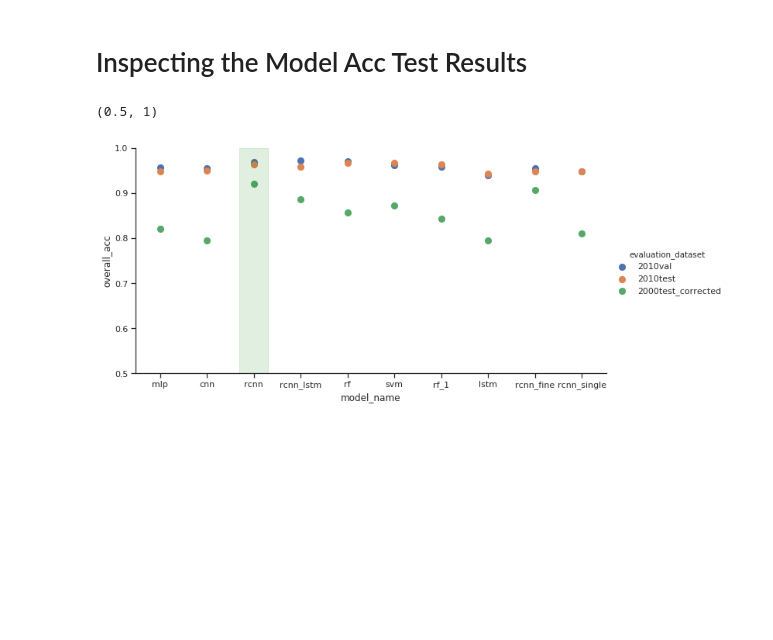
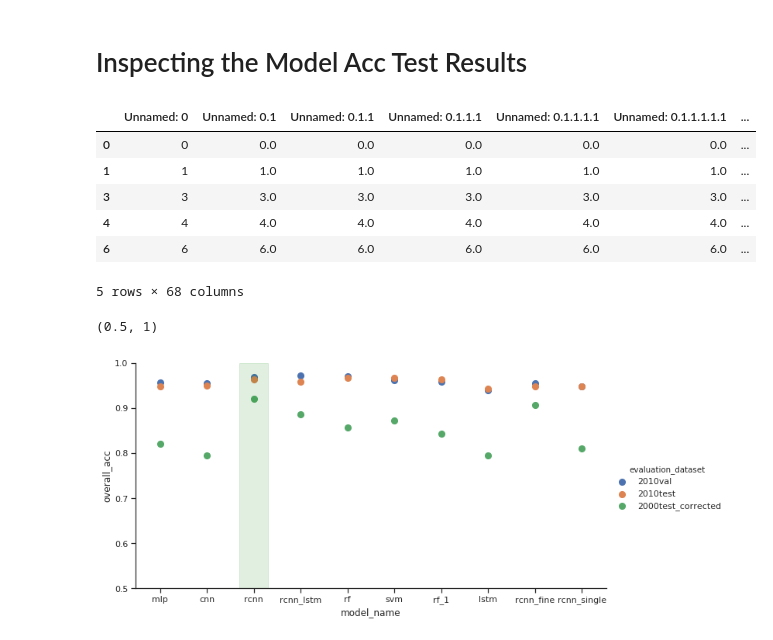
Before and after one commit to patrickcgray/landcover_rcnn, a Jupyter notebook: rcnn/Inspecting Model Accuracy Results.ipynb, the cells around one changed output. Cells and saved outputs as stored; diff of their text form; code cells hidden in the pictures; blank space fills up the shorter version.

```diff
--- a/rcnn/Inspecting Model Accuracy Results.ipynb
+++ b/rcnn/Inspecting Model Accuracy Results.ipynb
@@ -9,6 +11,15 @@ import seaborn
 # %%
 experiments = pd.read_csv('model_search/' + 'all_model_runs.csv')
 experiments = experiments[~(experiments.evaluation_dataset == '2000test')]
+experiments.head()
+# %% [output]
+|  | Unnamed: 0 | Unnamed: 0.1 | Unnamed: 0.1.1 | Unnamed: 0.1.1.1 | Unnamed: 0.1.1.1.1 | Unnamed: 0.1.1.1.1.1 | ... |
+| 0 | 0 | 0.0 | 0.0 | 0.0 | 0.0 | 0.0 | ... |
+| 1 | 1 | 1.0 | 1.0 | 1.0 | 1.0 | 1.0 | ... |
+| 3 | 3 | 3.0 | 3.0 | 3.0 | 3.0 | 3.0 | ... |
+| 4 | 4 | 4.0 | 4.0 | 4.0 | 4.0 | 4.0 | ... |
+| 6 | 6 | 6.0 | 6.0 | 6.0 | 6.0 | 6.0 | ... |
+5 rows × 68 columns
 # %%
 seaborn.set(style='ticks')
 
```
Also changed, not shown: parts of 10 cells of this notebook, 3 other files.
